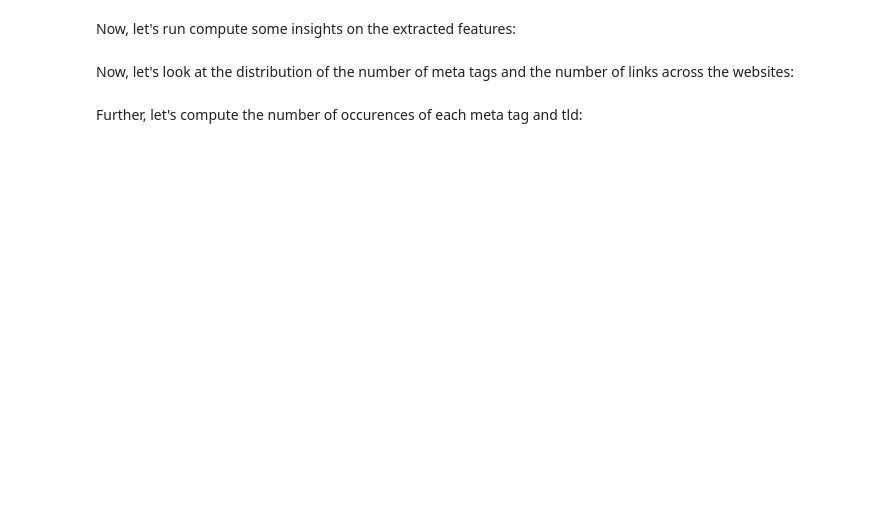
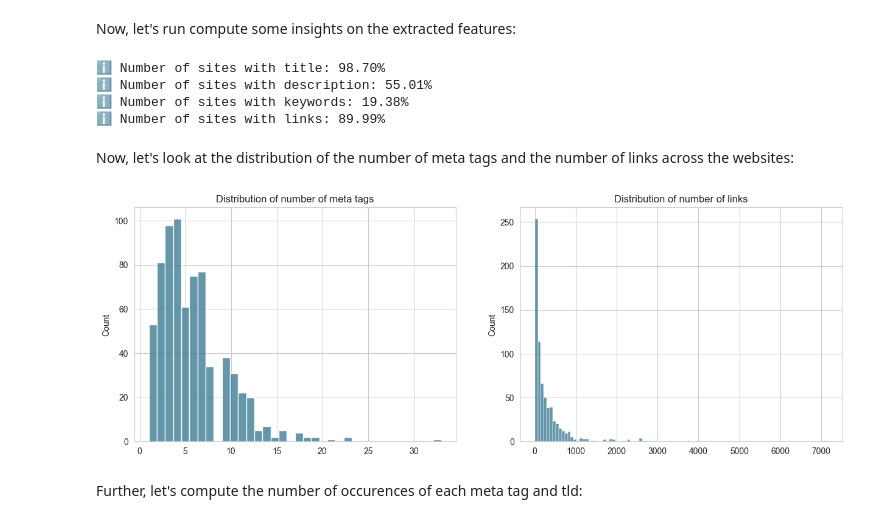
Before and after one commit to CS-433/ml-project-2-mlp, a Jupyter notebook: notebooks/eda.ipynb, the cells around one changed output. Cells and saved outputs as stored; diff of their text form; code cells hidden in the pictures; blank space fills up the shorter version.

Commit message:
refactor(eda): store features as a list of dict

```diff
--- a/notebooks/eda.ipynb
+++ b/notebooks/eda.ipynb
@@ -256,8 +304,8 @@ It appears that plus or minus the redirects are not an issue since most of the t
 # Get valid webs
 valid_webs = content_df[content_df["is_valid"]].copy()
 
-# Save the features in a dict
-web_features = {}
+# Save the features
+web_features = []
 
 for i in tqdm(range(len(valid_webs))):
     # Get html
@@ -267,15 +315,15 @@ for i in tqdm(range(len(valid_webs))):
     url = valid_webs.iloc[i]['redirect_url'] if valid_webs.iloc[i]['redirect_url'] else valid_webs.iloc[i]['original_url']
 
     # Get id
-    wid = valid_webs.iloc[i]['webid']
+    wid = {'wid': valid_webs.iloc[i]['webid']}
 
     # Get features
-    html_features = utils.parse_html(html, max_sentences=100)
+    html_features = utils.parse_html(html, max_sentences=None)
     url_features = utils.parse_url(url)
-    features = {**html_features, **url_features}
+    features = {**html_features, **url_features, **wid}
 
     # Save the features
-    web_features[wid] = features
+    web_features.append(features)
 # %% [markdown]
 Select random url and shows its extractred features:
 # %%
@@ -295,42 +353,50 @@ Now, let's run compute some insights on the extracted features:
 n = len(web_features)
 
 # Number of sites with title
-n_titles = len([title for title in web_features.values() if title['title'] is not None])
+n_titles = len([web['title'] for web in web_features if web['title'] is not None])
 print(f"ℹ️ Number of sites with title: {n_titles/n*100:.2f}%")
 
 # Number of sites with description
-n_descriptions = len([description for description in web_features.values() if description['description'] is not None])
+n_descriptions = len([web['description'] for web in web_features if web['description'] is not None])
 print(f"ℹ️ Number of sites with description: {n_descriptions/n*100:.2f}%")
 
 # Number of sites with keywords
-n_keywords = len([keywords for keywords in web_features.values() if keywords['keywords'] is not None])
+n_keywords = len([web['keywords'] for web in web_features if web['keywords'] is not None])
 print(f"ℹ️ Number of sites with keywords: {n_keywords/n*100:.2f}%")
 
 # Number of sites with links
-n_links = len([links for links in web_features.values() if links['links'] is not None])
+n_links = len([web['links'] for web in web_features if web['links'] is not None])
 print(f"ℹ️ Number of sites with links: {n_links/n*100:.2f}%")
+# %% [output]
+ℹ️ Number of sites with title: 98.70%
+ℹ️ Number of sites with description: 55.01%
+ℹ️ Number of sites with keywords: 19.38%
+ℹ️ Number of sites with links: 89.99%
 # %% [markdown]
 Now, let's look at the distribution of the number of meta tags and the number of links across the websites:
 # %%
 # Get the number of meta tags and links for each website
 meta_tags = []
 links = []
-for features in web_features.values():
-    if features['metatags'] is not None:
-        meta_tags.append(len(features['metatags']))
-    if features['links'] is not None:
-        links.append(len(features['links']))
+for web in web_features:
+    if web['metatags']:
+        meta_tags.append(len(web['metatags']))
+
+    if web['links']:
+        links.append(len(web['links']))
 
 # Setup the figure
 fig, axs = plt.subplots(1, 2, figsize=(15, 5))
 
 # Plot the distribution of meta tags
 sns.histplot(meta_tags, ax=axs[0], color="#31748f")
 axs[0].set_title("Distribution of number of meta tags")
 
 # Plot the distribution of links
 sns.histplot(links, ax=axs[1], color="#31748f")
 axs[1].set_title("Distribution of number of links");
+# %% [output]
+[figure, added]
 # %% [markdown]
 Further, let's compute the number of occurences of each meta tag and tld:
 # %%
```
Also changed, not shown: parts of 14 cells of this notebook.
